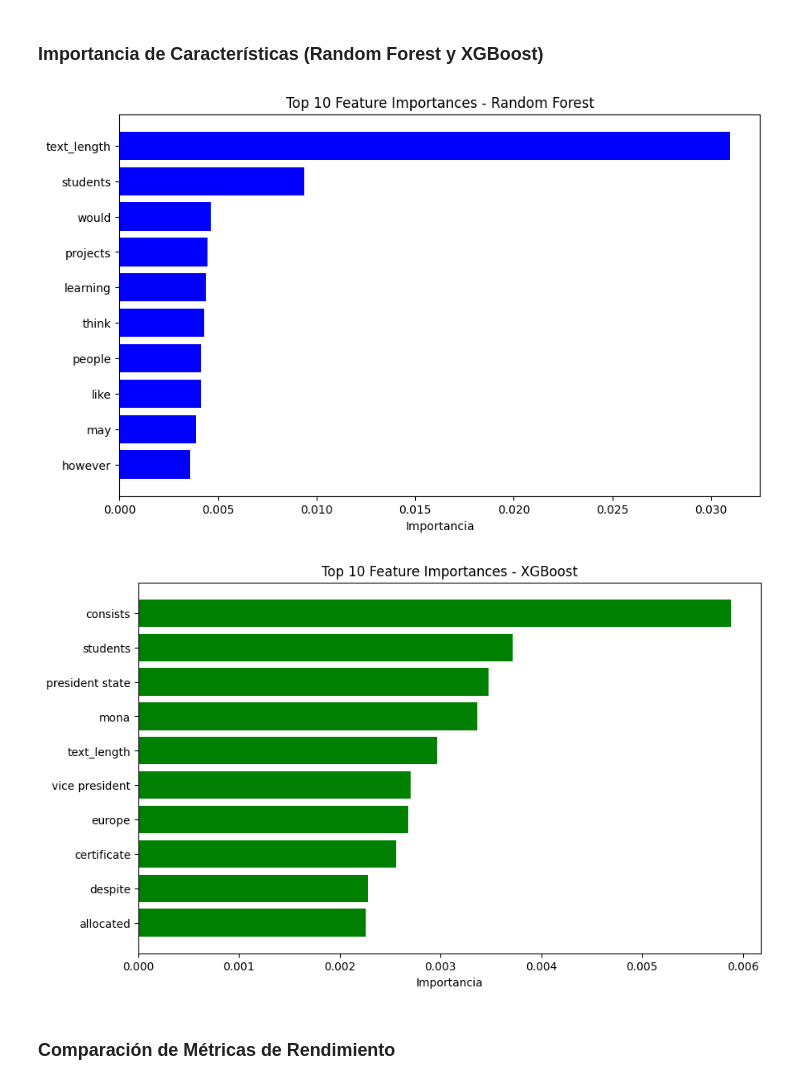
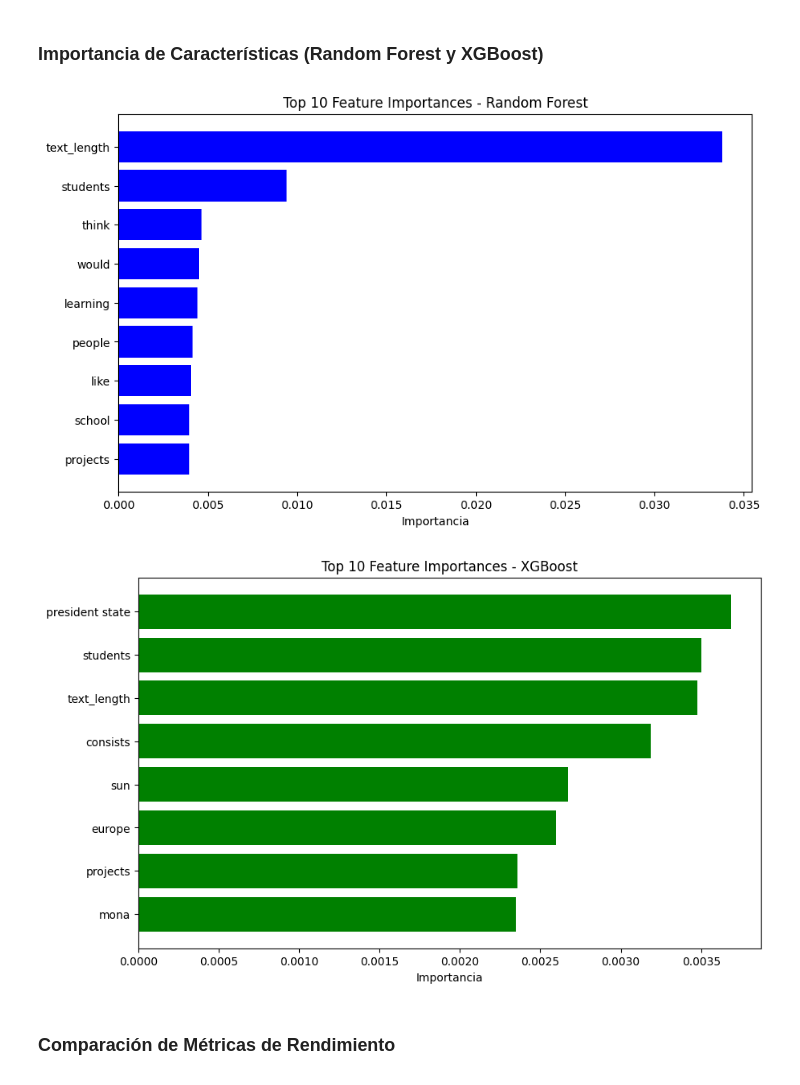
Before and after one commit to UVG-Works-Hub/argument-quality-prediction, a Jupyter notebook: models.ipynb, the cells around one changed output. Drawn from its saved outputs; the diff is of its cells as text; code cells hidden in the pictures.

```diff
--- a/models.ipynb
+++ b/models.ipynb
@@ -526,45 +562,62 @@ plot_confusion(y_val, y_pred_nn_pytorch, 'Neural Network (PyTorch) Confusion Mat
 # %%
 import numpy as np
 import matplotlib.pyplot as plt
-import seaborn as sns
 
 # Definir los nombres de todas las características
 tfidf_features = tfidf.get_feature_names_out()
 additional_features = ['text_length']
 all_feature_names = np.concatenate([tfidf_features, additional_features])
 
+# Verificar el tamaño de all_feature_names y las importancias de Random Forest
+num_features_rf = len(rand_forest_best.feature_importances_)
+num_features_xgb = len(xgb_best.feature_importances_)
+
+# Ajustar all_feature_names si es necesario para evitar desbordamiento de índice
+if len(all_feature_names) > num_features_rf:
+    all_feature_names = all_feature_names[:num_features_rf]
+
 # Importancia de características para Random Forest
-importances_rf = grid_rf.best_estimator_.feature_importances_
+importances_rf = rand_forest_best.feature_importances_
 indices_rf = np.argsort(importances_rf)[-10:]  # Top 10 características
+
+# Filtrar índices para que no se salgan del rango de all_feature_names
+indices_rf = [i for i in indices_rf if i < len(all_feature_names)]
 
 # Obtener los nombres de las características
 top_features_rf = [all_feature_names[i] for i in indices_rf]
 
 # Plotear importancia de características - Random Forest
-plt.figure(figsize=(10,6))
+plt.figure(figsize=(10, 6))
 plt.title('Top 10 Feature Importances - Random Forest')
 plt.barh(range(len(indices_rf)), importances_rf[indices_rf], color='b', align='center')
 plt.yticks(range(len(indices_rf)), top_features_rf)
 plt.xlabel('Importancia')
 plt.show()
 
+# Ajustar all_feature_names para XGBoost si es necesario
+if len(all_feature_names) > num_features_xgb:
+    all_feature_names = all_feature_names[:num_features_xgb]
+
 # Importancia de características para XGBoost
-importances_xgb = grid_xgb.best_estimator_.feature_importances_
+importances_xgb = xgb_best.feature_importances_
 indices_xgb = np.argsort(importances_xgb)[-10:]  # Top 10 características
+
+# Filtrar índices para que no se salgan del rango de all_feature_names
+indices_xgb = [i for i in indices_xgb if i < len(all_feature_names)]
 
 # Obtener los nombres de las características
 top_features_xgb = [all_feature_names[i] for i in indices_xgb]
 
 # Plotear importancia de características - XGBoost
-plt.figure(figsize=(10,6))
+plt.figure(figsize=(10, 6))
 plt.title('Top 10 Feature Importances - XGBoost')
 plt.barh(range(len(indices_xgb)), importances_xgb[indices_xgb], color='g', align='center')
 plt.yticks(range(len(indices_xgb)), top_features_xgb)
 plt.xlabel('Importancia')
 plt.show()
 # %% [output]
-[figure, old version]
+[figure, new version]
-[figure, old version]
+[figure, new version]
 # %% [markdown]
 ### Comparación de Métricas de Rendimiento
 # %%
```
Also changed, not shown: parts of 12 cells of this notebook, 1 other file.
